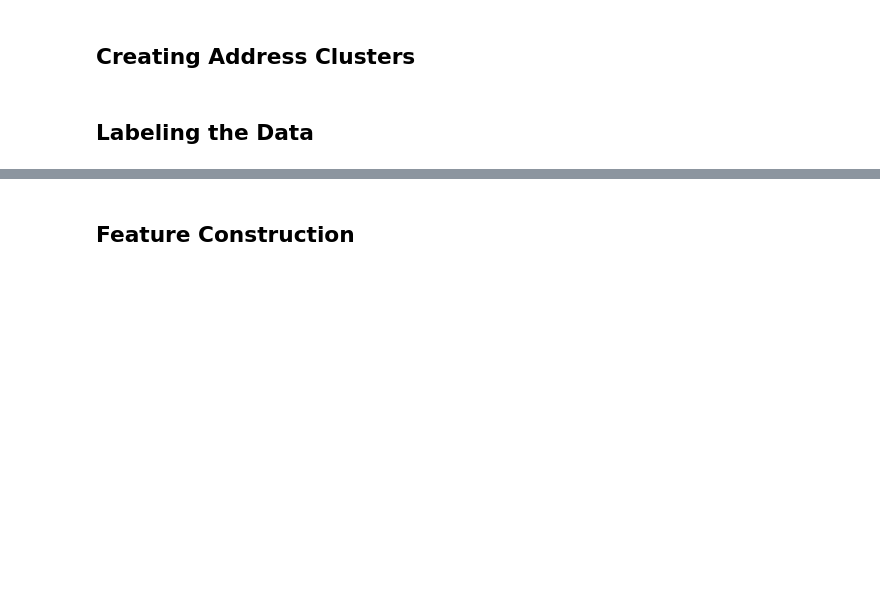
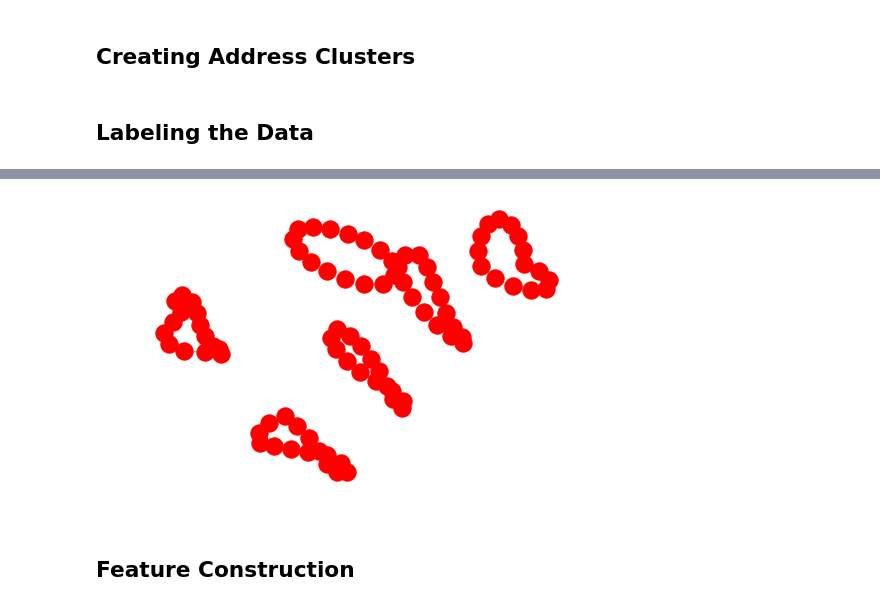
Before and after one commit to fakecoinbase/suchak1slashltc_addr_clf, a Jupyter notebook: litecoin.ipynb, the cells around one changed output, grey strips where cells are left out. Drawn from its saved outputs; the diff is of its cells as text; code cells hidden in the pictures; blank space fills up the shorter version.

```diff
--- a/litecoin.ipynb
+++ b/litecoin.ipynb
@@ -230,3 +293,27 @@ def cluster_by_addr(addr):
+# %%
+with open('clusters.pickle', 'rb') as file:
+    clusters_sets = pickle.load(file)
+
+clusters_sets.sort(key=len, reverse=True)
+clusters_sets = clusters_sets[500:506]
+
+def pairs(lst):
+    i = iter(lst)
+    first = prev = item = next(i)
+    for item in i:
+        yield prev, item
+        prev = item
+    yield item, first
+
+graph = networkx.Graph()
+for cluster in clusters_sets:
+    for edge in pairs(cluster):
+        graph.add_edge(*edge)
+# %%
+# colors = range(sum([len(cluster) for cluster in clusters_sets]))
+networkx.draw_(graph, edge_color = colors, edge_cmap=plt.cm.Blues)
+# %% [output]
+[figure, added]
 # %% [markdown]
 ## Feature Construction
 # %%
```
Also changed, not shown: parts of 12 cells of this notebook, 1 other file.
